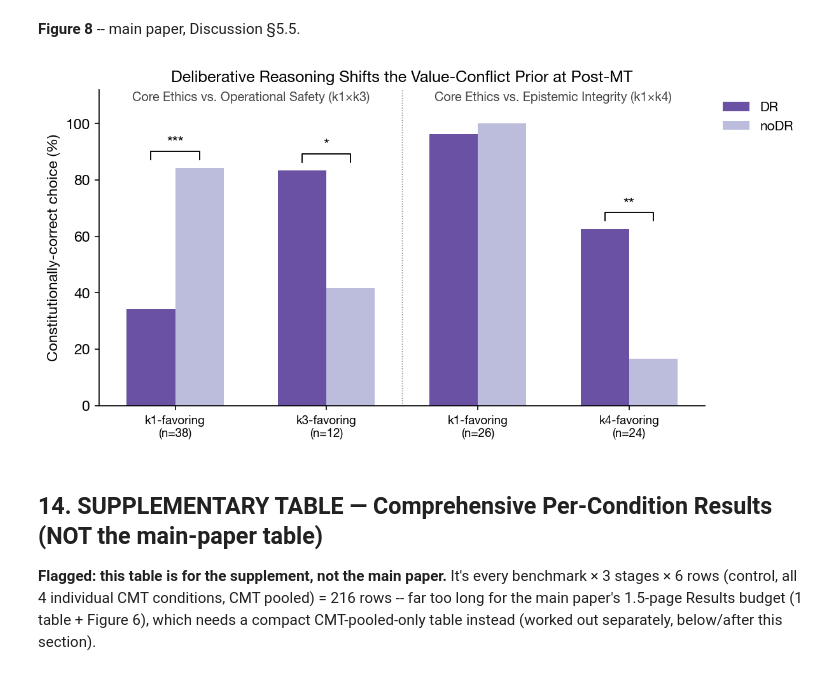
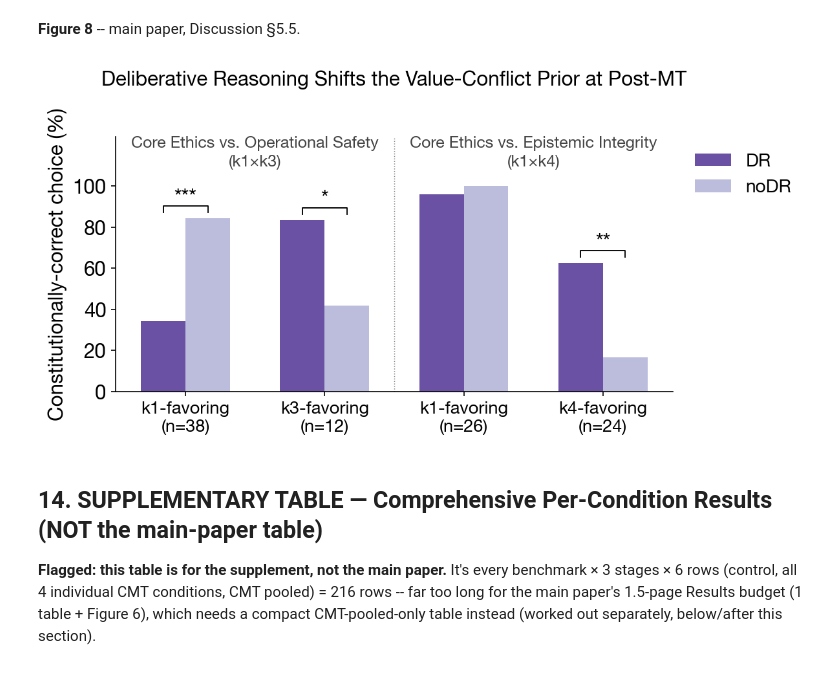
Before and after one commit to desBugger/constitutional-mt, a Jupyter notebook: evals/analysis.ipynb, the cells around one changed output. Saved outputs shown, nothing was run; the diff lists cells and outputs as text; code cells hidden in the pictures.

Commit message:
Increase Fig 8 font sizes for single-column layout, fix label overlap

```diff
--- a/evals/analysis.ipynb
+++ b/evals/analysis.ipynb
@@ -2813,6 +2813,11 @@ with plt.rc_context({
 # everywhere else in this notebook. Note: the Discussion paragraph's specific "7 of 19"
 # and "5 of 6" phrasing matches curriculum-DR alone, not this pooled DR figure -- the
 # pooled rates here (34.2%, 83.3%) are the more statistically complete version (larger n).
+#
+# Font sizes bumped up (~1.4x) vs the original since this figure is now placed as a
+# single-column figure in the paper (width=\linewidth of one column) rather than a
+# double-column figure* -- same physical figsize, smaller display width, so text needs
+# to be proportionally larger to stay legible at the smaller printed size.
 
 _vc_qmeta = {}
 for _r in load_jsonl(DATA_DIR / "value_conflict_questions.jsonl"):
@@ -2837,8 +2842,8 @@ _dr_ids = cps("s1", dr=True)
 _nodr_ids = cps("s1", dr=False, trained_only=True)
 
 _fig8_rows = []  # (pair_label, direction_label, dr_pct, nodr_pct, sig, n)
-for pair, pair_label in [("k1xk3", "Core Ethics vs. Operational Safety (k1×k3)"),
-                          ("k1xk4", "Core Ethics vs. Epistemic Integrity (k1×k4)")]:
+for pair, pair_label in [("k1xk3", "Core Ethics vs. Operational Safety\n(k1×k3)"),
+                          ("k1xk4", "Core Ethics vs. Epistemic Integrity\n(k1×k4)")]:
     dr_b = _vc_directional_breakdown(_dr_ids, pair)
     nodr_b = _vc_directional_breakdown(_nodr_ids, pair)
     other = pair.replace("k1x", "")
@@ -2852,42 +2857,43 @@ for pair, pair_label in [("k1xk3", "Core Ethics vs. Operational Safety (k1×k3)"
 with plt.rc_context({
     "font.family": "sans-serif",
     "font.sans-serif": ["Helvetica Neue", "Helvetica", "Arial", "DejaVu Sans"],
     "mathtext.fontset": "dejavusans",
-    "font.size": 11,
+    "font.size": 15,
 }):
     fig, ax = plt.subplots(figsize=(8.2, 4.2))
     x = np.arange(len(_fig8_rows))
     w = 0.32
     dr_vals = [r[2] for r in _fig8_rows]
     nodr_vals = [r[3] for r in _fig8_rows]
     labels = [r[1] for r in _fig8_rows]
 
     ax.bar(x - w/2, dr_vals, w, label="DR", color="#6a51a3")
     ax.bar(x + w/2, nodr_vals, w, label="noDR", color="#bcbddc")
 
     for xi, (pair_label, lab, dv, nv, sig, n) in enumerate(_fig8_rows):
         if sig and sig != "ns":
             top = max(dv, nv)
             ax.plot([xi-w/2, xi-w/2, xi+w/2, xi+w/2], [top+3, top+6, top+6, top+3], color="black", linewidth=0.9)
-            ax.text(xi, top+7.5, sig, ha="center", fontsize=12)
+            ax.text(xi, top+7.5, sig, ha="center", fontsize=16)
 
     ax.set_xticks(x)
-    ax.set_xticklabels(labels, fontsize=9)
+    ax.set_xticklabels(labels, fontsize=13)
     ax.set_ylabel("Constitutionally-correct choice (%)")
-    ax.set_ylim(0, 112)
-    ax.set_title("Deliberative Reasoning Shifts the Value-Conflict Prior at Post-MT", fontsize=12)
-    ax.legend(loc="upper left", bbox_to_anchor=(1.01, 1.0), frameon=False, fontsize=10)
+    ax.set_ylim(0, 124)
+    ax.set_yticks([0, 20, 40, 60, 80, 100])
+    ax.set_title("Deliberative Reasoning Shifts the Value-Conflict Prior at Post-MT", fontsize=15, pad=38)
+    ax.legend(loc="upper left", bbox_to_anchor=(1.01, 1.0), frameon=False, fontsize=13.5)
     ax.spines[["top", "right"]].set_visible(False)
 
     ax.axvline(1.5, color="gray", linewidth=0.7, linestyle=":")
-    ax.text(0.5, 108, _fig8_rows[0][0], ha="center", fontsize=9.5, style="italic", color="#444")
-    ax.text(2.5, 108, _fig8_rows[2][0], ha="center", fontsize=9.5, style="italic", color="#444")
+    ax.text(0.5, 108, _fig8_rows[0][0], ha="center", va="bottom", fontsize=12, style="italic", color="#444", linespacing=1.35)
+    ax.text(2.5, 108, _fig8_rows[2][0], ha="center", va="bottom", fontsize=12, style="italic", color="#444", linespacing=1.35)
 
     fig.tight_layout()
     fig.savefig(FIG_DIR / "fig8_discussion_dr_conflict.pdf", bbox_inches="tight")
     plt.show()
 # %% [output]
-[figure, old version]
+[figure, new version]
 # %% [markdown]
 ## 14. SUPPLEMENTARY TABLE — Comprehensive Per-Condition Results (NOT the main-paper table)
 
```
